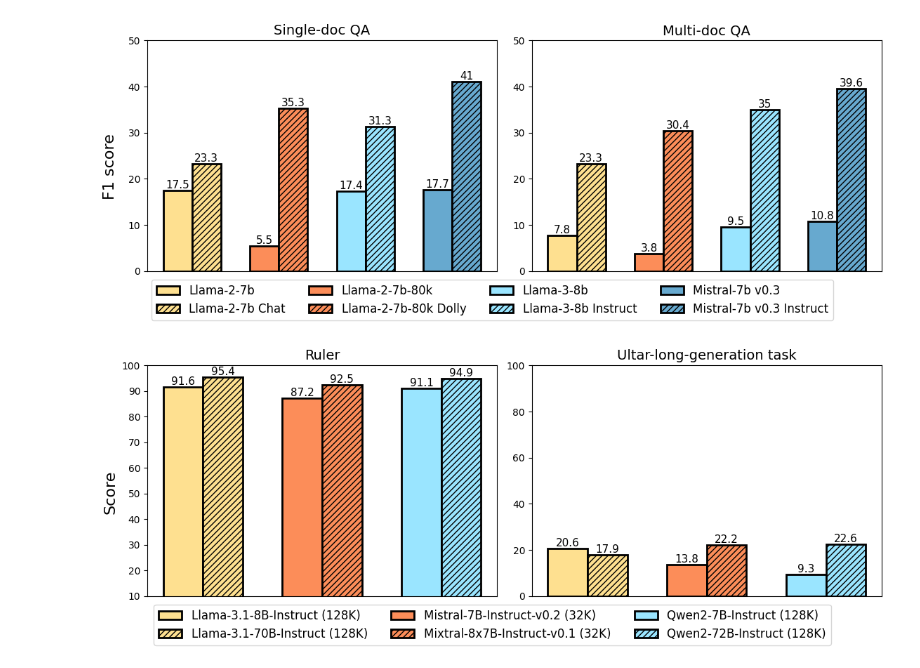
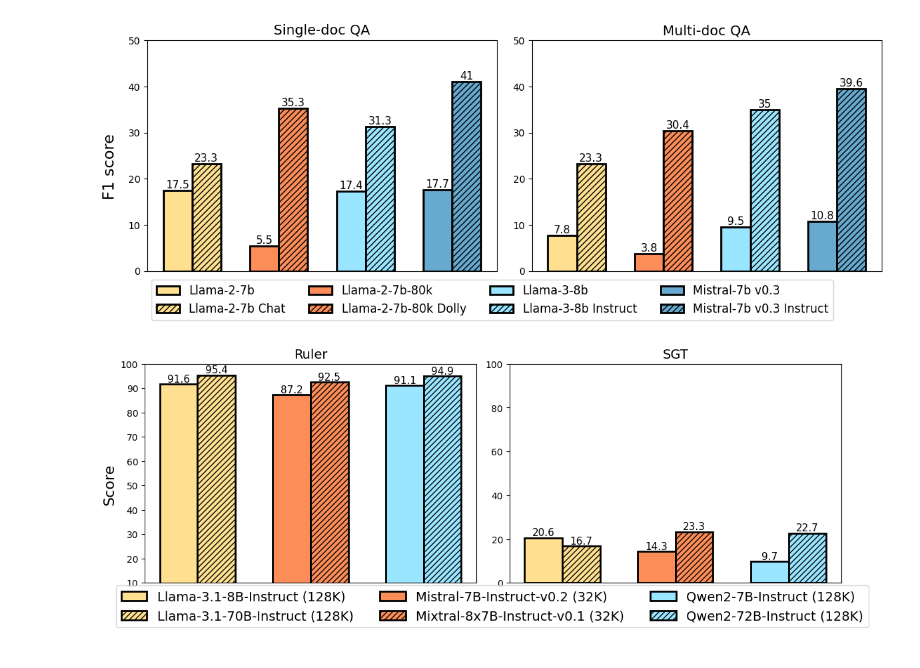
Before and after one commit to mozhu621/LongGenBench, a Jupyter notebook: Draw/paper.ipynb, the cells around one changed output. Saved outputs shown, nothing was run; the diff lists cells and outputs as text; code cells hidden in the pictures.

```diff
--- a/Draw/paper.ipynb
+++ b/Draw/paper.ipynb
@@ -119,38 +119,38 @@ ax1.bar(x + bar_width*4, [92.5], bar_width, color=color_2, hatch='////', edgecol
 ax1.bar(x + bar_width*6, [91.1], bar_width, color=color_3, edgecolor='black', linewidth=2)
 ax1.bar(x + bar_width*7, [94.9], bar_width, color=color_3, edgecolor='black', linewidth=2, hatch='////')
 
 for container in ax1.containers:
     ax1.bar_label(container, label_type='edge', size=11)
 
 ax1.set_title('Ruler', fontdict={'size':14})
 ax1.set_xticks([])
 ax1.set_ylim([10, 100])
 
 # Second subplot
 ax2.bar(x, [20.6], bar_width, color=color_1, edgecolor='black', linewidth=2, label='Llama-3.1-8B-Instruct (128K)')
-ax2.bar(x + bar_width, [17.9], bar_width, color=color_1, edgecolor='black', hatch='////', linewidth=2, label='Llama-3.1-70B-Instruct (128K)')
-ax2.bar(x + bar_width*3, [13.8], bar_width, color=color_2, edgecolor='black', linewidth=2, label='Mistral-7B-Instruct-v0.2 (32K)')
-ax2.bar(x + bar_width*4, [22.2], bar_width, color=color_2, edgecolor='black', linewidth=2, hatch='////', label='Mixtral-8x7B-Instruct-v0.1 (32K)')
-ax2.bar(x + bar_width*6, [9.3], bar_width, color=color_3, edgecolor='black', linewidth=2, label='Qwen2-7B-Instruct (128K)')
-ax2.bar(x + bar_width*7, [22.6], bar_width, color=color_3, edgecolor='black', linewidth=2, hatch='////', label='Qwen2-72B-Instruct (128K)')
+ax2.bar(x + bar_width, [16.7], bar_width, color=color_1, edgecolor='black', hatch='////', linewidth=2, label='Llama-3.1-70B-Instruct (128K)')
+ax2.bar(x + bar_width*3, [14.3], bar_width, color=color_2, edgecolor='black', linewidth=2, label='Mistral-7B-Instruct-v0.2 (32K)')
+ax2.bar(x + bar_width*4, [23.3], bar_width, color=color_2, edgecolor='black', linewidth=2, hatch='////', label='Mixtral-8x7B-Instruct-v0.1 (32K)')
+ax2.bar(x + bar_width*6, [9.7], bar_width, color=color_3, edgecolor='black', linewidth=2, label='Qwen2-7B-Instruct (128K)')
+ax2.bar(x + bar_width*7, [22.7], bar_width, color=color_3, edgecolor='black', linewidth=2, hatch='////', label='Qwen2-72B-Instruct (128K)')
 
 for container in ax2.containers:
     ax2.bar_label(container, label_type='edge', size=11)
 
-ax2.set_title('Ultar-long-generation task', fontdict={'size':14})
+ax2.set_title('SGT', fontdict={'size':14})
 ax2.set_xticks([])
 ax2.set_ylim(0, 100)
 
 # Legend and layout adjustments
 handles, labels = ax2.get_legend_handles_labels()
-f.legend(handles, labels, loc='lower center', ncol=3, fontsize=12)
+f.legend(handles, labels, loc='lower center', ncol=3, fontsize=14)
 f.set_figheight(4.5)
 f.set_figwidth(12.6)
 f.subplots_adjust(left=0.07, bottom=0.17, right=0.9, top=0.9, wspace=0.1, hspace=0.1)
 
 
 f.supylabel('Score', fontsize=16)
 
 f.savefig('instruct_2.pdf', bbox_inches='tight')
 # %% [output]
-[figure, old version]
+[figure, new version]
```
Also changed, not shown: parts of 3 cells of this notebook, 2 other files.
